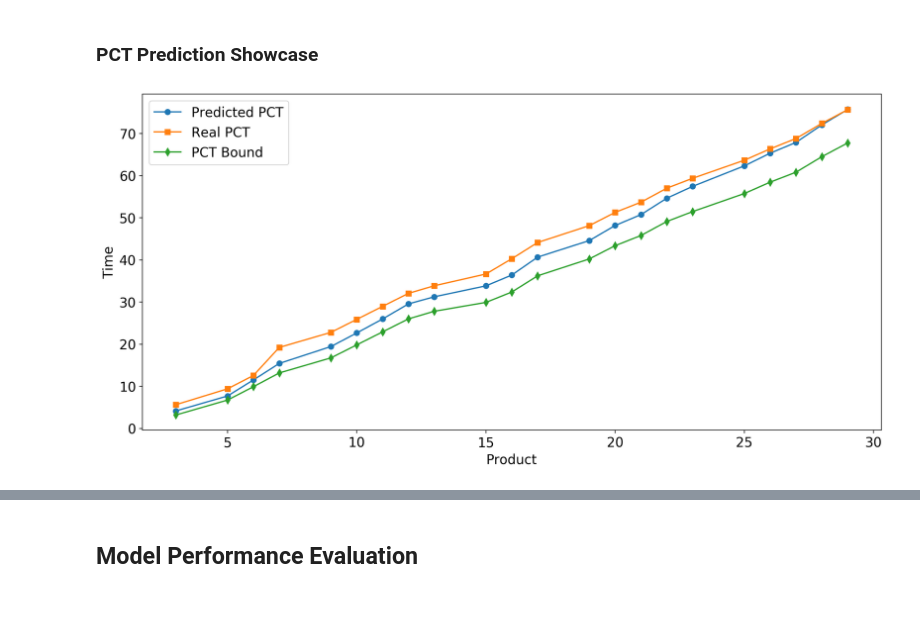
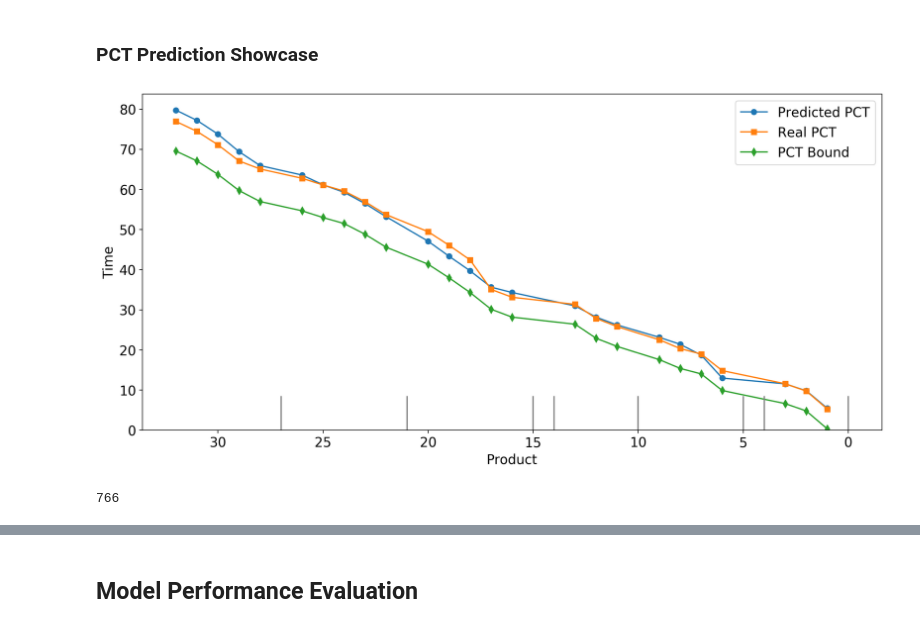
Before and after one commit to isl-uva/2020_MakespanPrediction_JingHuang, a Jupyter notebook: hybrid_pct_prediciton.ipynb, the cells around one changed output, grey strips where cells are left out. Drawn from its saved outputs; the diff is of its cells as text; code cells hidden in the pictures.

```diff
--- a/hybrid_pct_prediciton.ipynb
+++ b/hybrid_pct_prediciton.ipynb
@@ -270,46 +240,60 @@ plt.show()
 # %% [markdown]
 ### PCT Prediction Showcase
+# %%
+import matplotlib.pyplot as plt
+
+# Predicted Value
+y_pred = model.predict(x=testdata[0])
+y_pred = y_pred + test_loc
+#y_mask = testdata[0][1]
+# Actual Value
+y_real = testdata[1] + test_loc
 # %%
-import matplotlib.pyplot as plt
 
-# Predicted Value
-y_pred = model.predict(x=testdata[0])
-y_pred = y_pred
+def plot_prediction(idx):
+    xx = [x for x in range(48) if testdata[0][1][idx][x] == 1 ]
+    xm = [x for x in range(48) if testdata[0][1][idx][x] == 0 ][:8]
 
-# Actual Value
-y_real = testdata[1]
+    yy_pred = (y_pred[idx])[testdata[0][1][idx] == 1]
 
-idx = 128
+    yy_real = (y_real[idx])[testdata[0][1][idx] == 1]
 
-xx = [x for x in range(48) if testdata[0][1][idx][x] == 1 ]
+    yy_loc = test_loc[idx][testdata[0][1][idx] == 1]
 
-yy_pred = (y_pred[idx] + test_loc[idx])[testdata[0][1][idx] == 1]
+    #plt.figure(figsize=[10, 5], dpi=400)
 
-yy_real = (y_real[idx] + test_loc[idx])[testdata[0][1][idx] == 1]
-
-yy_loc = test_loc[idx][testdata[0][1][idx] == 1]
-
-#plt.figure(figsize=[10, 5], dpi=400)
-
-fig, ax = plt.subplots(figsize=(15,7), dpi=200)
+    fig, ax = plt.subplots(figsize=(13,7), dpi=200)
 
 
-ax.plot(xx, yy_pred, marker='o')
-ax.plot(xx, yy_real, marker='s')
-ax.plot(xx, yy_loc, marker='d')
-ax.legend(['Predicted PCT', 'Real PCT', 'PCT Bound'], fontsize = 15.0)
+    ax.plot(xx, yy_pred, marker='o')
+    ax.plot(xx, yy_real, marker='s')
+    ax.plot(xx, yy_loc, marker='d')
+    ax.legend(['Predicted PCT', 'Real PCT', 'PCT Bound'], fontsize = 15.0)
 
-ax.set_ylabel('Time', fontsize = 15.0)
-ax.set_xlabel('Product', fontsize = 15.0)
+    [bottom, top] = ax.get_ylim()
+    for x in xm:
+        ax.plot([x, x], [0, top/10], c='grey')
+    ax.set_ylim(0, top)
 
-for tick in ax.xaxis.get_major_ticks():
-    tick.label.set_fontsize(15)
-for tick in ax.yaxis.get_major_ticks():
-    tick.label.set_fontsize(15)
+    ax.set_ylabel('Time', fontsize = 15.0)
+    ax.set_xlabel('Product', fontsize = 15.0)
+
+    for tick in ax.xaxis.get_major_ticks():
+        tick.label.set_fontsize(15)
+    for tick in ax.yaxis.get_major_ticks():
+        tick.label.set_fontsize(15)
 
     ax.invert_xaxis()
 
-fig.savefig('prediction.png')
-fig.show()
+    fig.savefig('prediction.png')
+    fig.show()
-# %% [output]
-[figure, removed]
+# %%
+# idx = np.random.choice(3000)
+idx = 766
+plot_prediction(idx)
+# %% [output]
+[figure, added]
+# %%
+idx
+# %% [output]
+766
```
Also changed, not shown: parts of 17 cells of this notebook, 31 other files.
